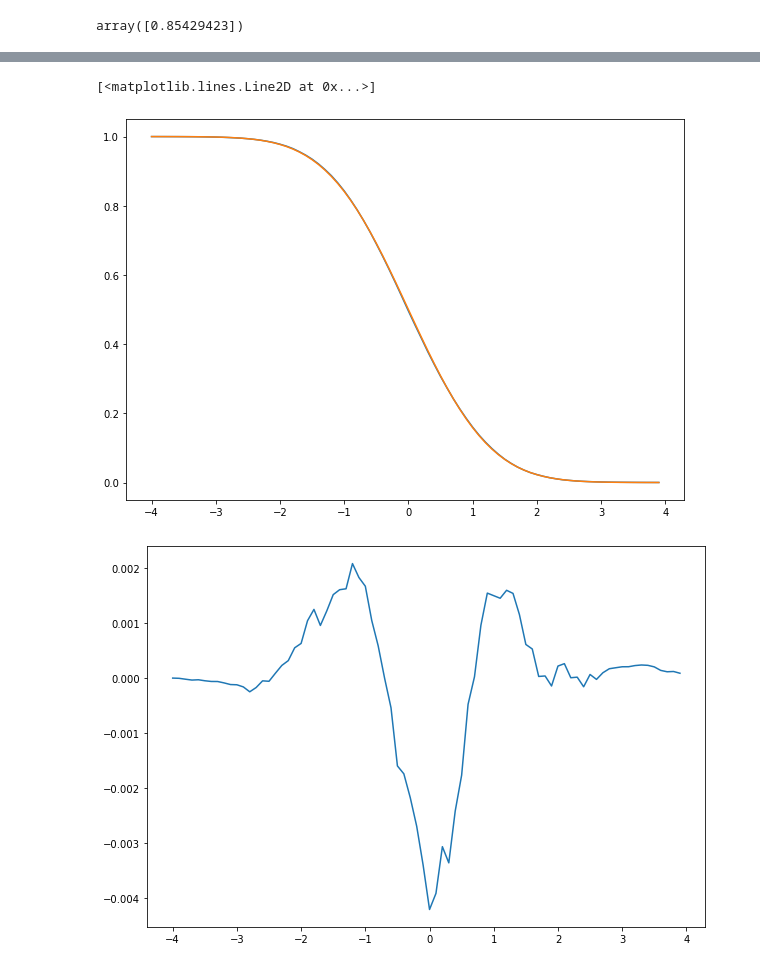
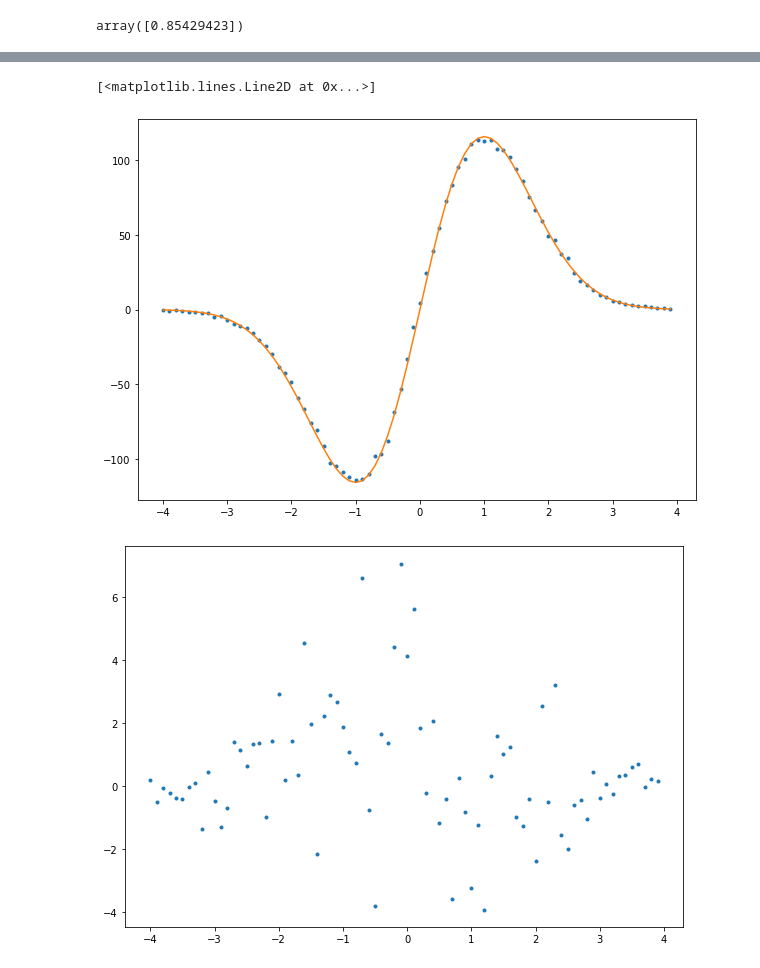
Before and after one commit to javicarron/pynkowski, a Jupyter notebook: Pynkowski_test.ipynb, the cells around one changed output, grey strips where cells are left out. Cells and saved outputs as stored; diff of their text form; code cells hidden in the pictures.

```diff
--- a/Pynkowski_test.ipynb
+++ b/Pynkowski_test.ipynb
@@ -55,10 +55,10 @@ plt.plot(us, v0-tv0)
 # %%
 plt.figure(figsize=(10,7))
-plt.plot(us, v0)
-plt.plot(us, tv0)
+plt.plot(us, v2, '.')
+plt.plot(us, tv2)
 plt.figure(figsize=(10,7))
-plt.plot(us, v0-tv0)
+plt.plot(us, v2-tv2, '.')
 # %% [output]
 [<matplotlib.lines.Line2D at 0x...>]
-[figure, old version]
+[figure, new version]
-[figure, old version]
+[figure, new version]
```
Also changed, not shown: parts of 2 cells of this notebook.
